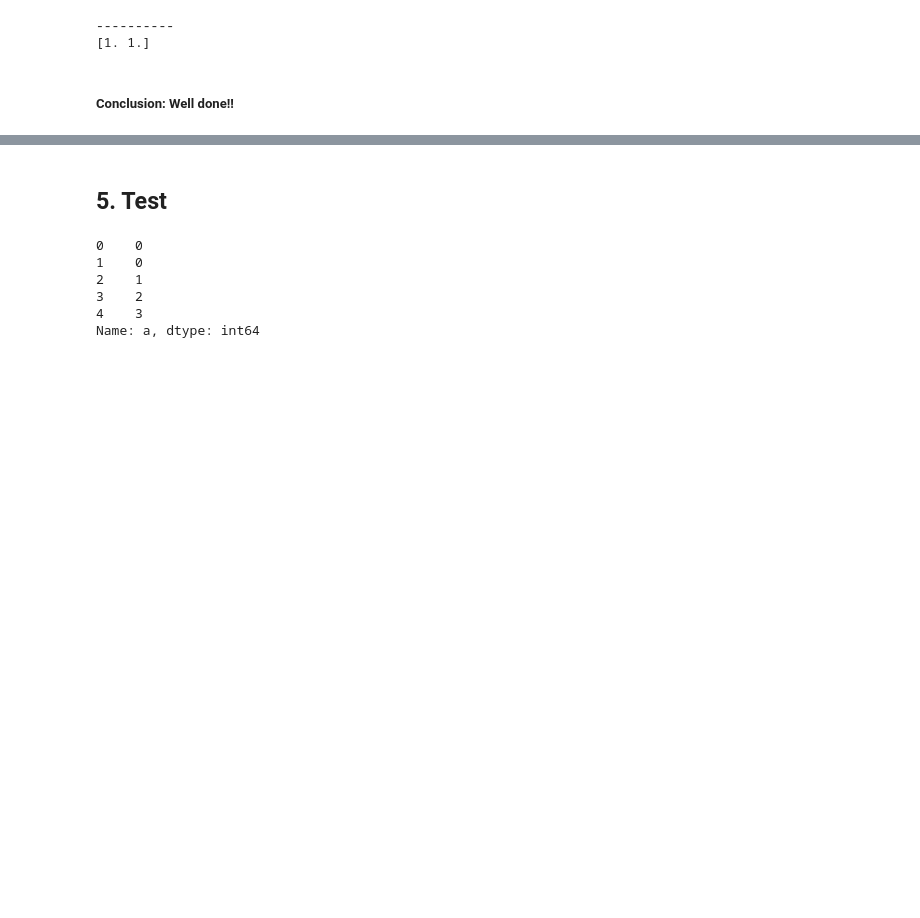
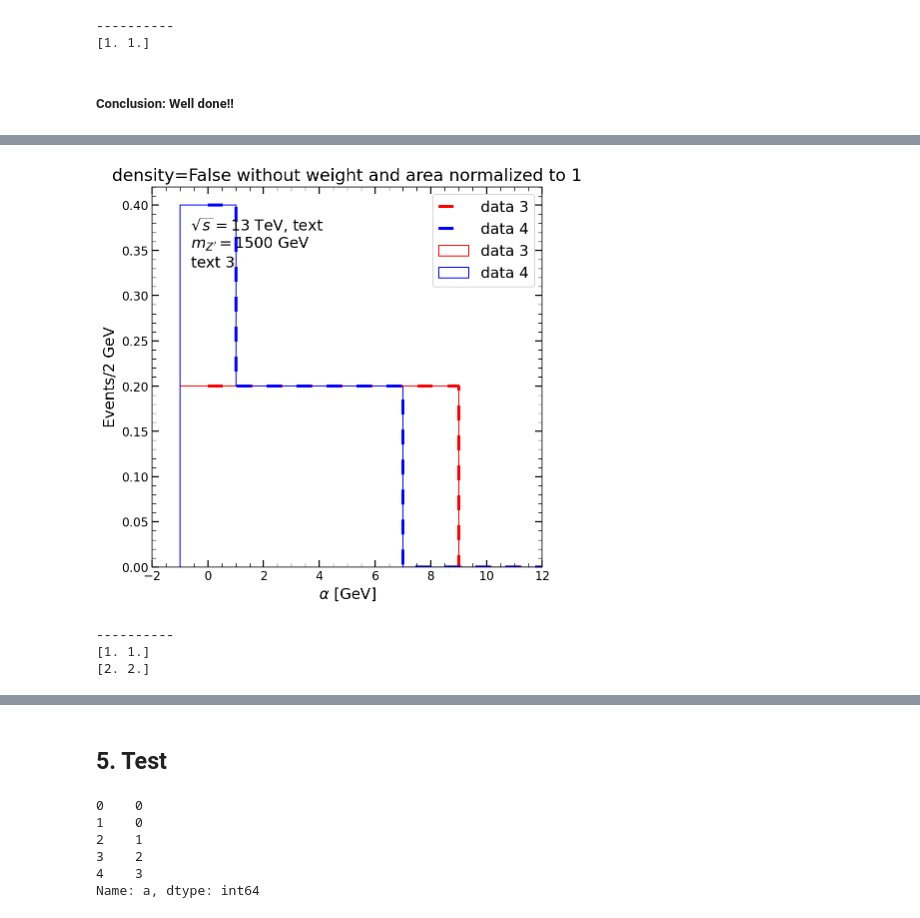
Before and after one commit to YW-Hsiao/svj_setting_master, a Jupyter notebook: test_plotting/test_3_plotting.ipynb, the cells around one changed output, grey strips where cells are left out. Cells and saved outputs as stored; diff of their text form; code cells hidden in the pictures; blank space fills up the shorter version.

```diff
--- a/test_plotting/test_3_plotting.ipynb
+++ b/test_plotting/test_3_plotting.ipynb
@@ -278,0 +318,21 @@ print(np.sum(hist, axis=1))
+# %%
+# 02. modify plotting basic histogram with area = 1 and bin size = 2
+hist, bins = plotting('a', [df_3, df_4], binning_2, color, label,
+                      density=False, weight=[full_1/np.sum(full_1), full_1/np.sum(full_1)],
+                      selected=[df_3['selected'].to_numpy(), df_4['selected'].to_numpy()],
+                      align='left', where='mid',
+                      check_normalized_to_1=True,
+                      weight_normal=[full_1, full_1],
+                      set_title='density=False without weight and area normalized to 1',
+                      xlabel=r'$\alpha$ [GeV]', ylabel='Events/2 GeV',
+                      xlim=(-2, 12),
+                      text=text, text_xy=text_xy,
+                      savefig='./figures_test_3/fig_02-bins2-modified_basic_density_true.pdf')
+print('-'*10)
+print(np.sum(hist, axis=1))
+print(np.sum(hist * np.diff(binning_2), axis=1))
+# %% [output]
+[figure, added]
+----------
+[1. 1.]
+[2. 2.]
```
Also changed, not shown: parts of 20 cells of this notebook, 14 other files.
